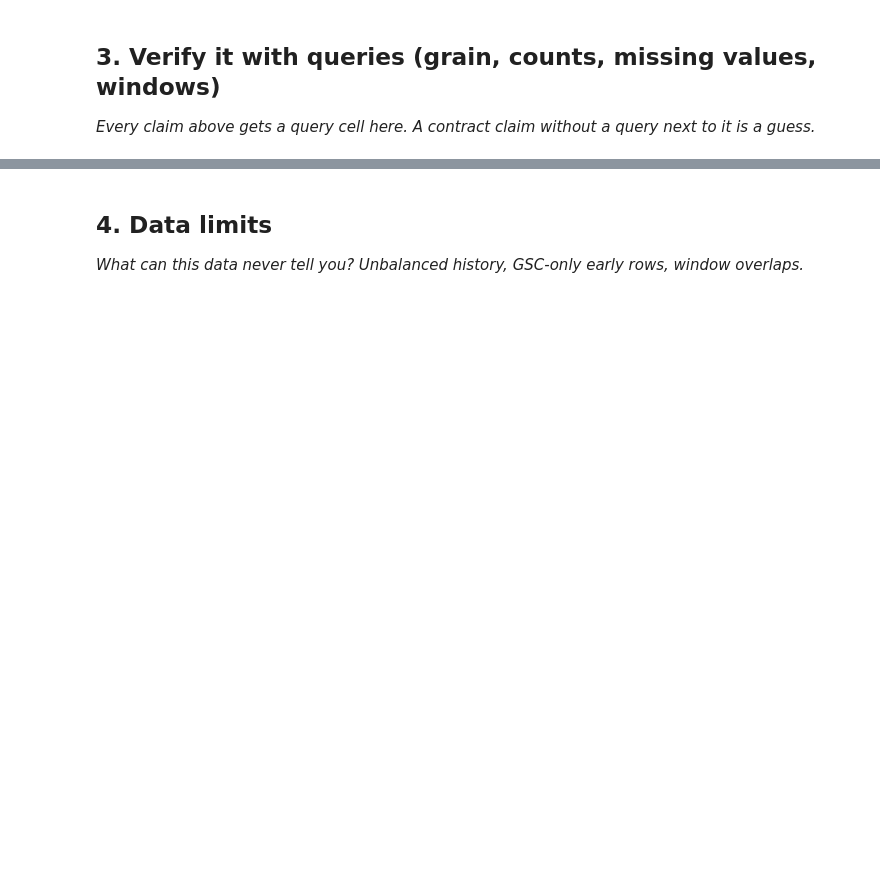
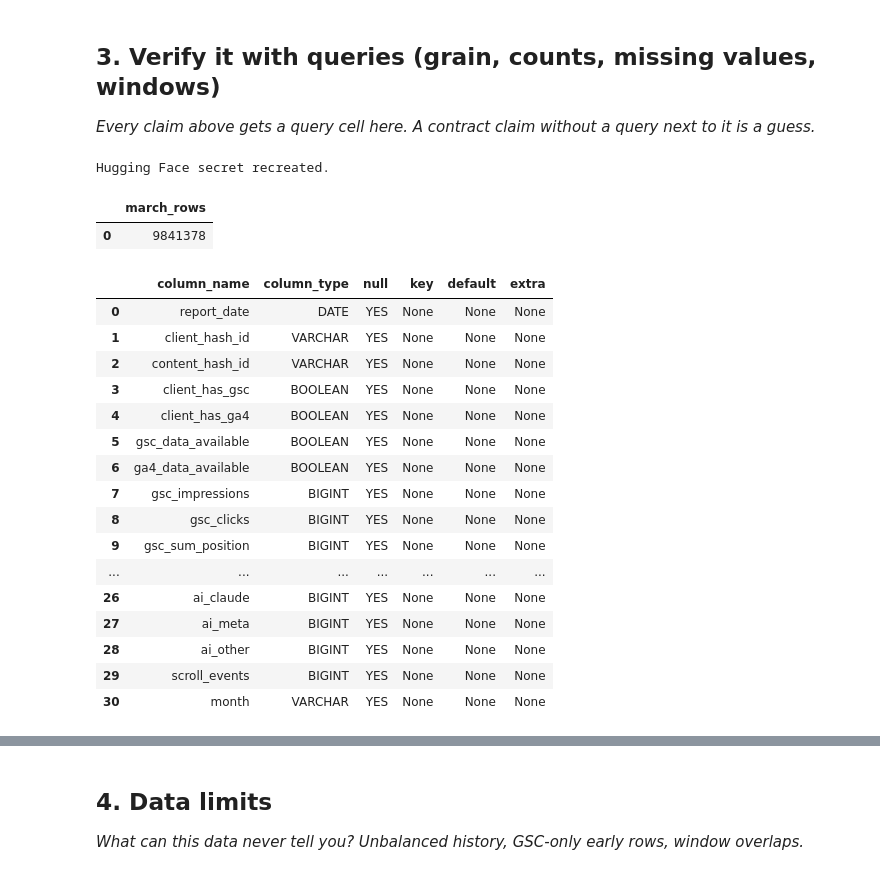
Before and after one commit to saibalaji2004/Flyrank-intern-repo, a Jupyter notebook: work/notebooks/w03_data_contract.ipynb, the cells around one changed output, grey strips where cells are left out. Drawn from its saved outputs; the diff is of its cells as text; code cells hidden in the pictures; blank space fills up the shorter version.

Commit message:
Complete ML-04 Search Intelligence Data Contract

```diff
--- a/work/notebooks/w03_data_contract.ipynb
+++ b/work/notebooks/w03_data_contract.ipynb
@@ -15,0 +33,25 @@ This skeleton is yours to fill. Work the sections **in order** — each one has
+# %%
+
+import duckdb
+from google.colab import userdata
+
+HF_TOKEN = userdata.get("HF_TOKEN")
+
+if not HF_TOKEN:
+    raise ValueError(
+        "HF_TOKEN is missing. Add it in Colab Secrets "
+        "and enable notebook access."
+    )
+
+con = duckdb.connect()
+con.execute("SET enable_progress_bar = false")
+
+con.execute(
+    "CREATE OR REPLACE SECRET hf "
+    f"(TYPE huggingface, TOKEN '{HF_TOKEN}')"
+)
+
+REL = "hf://datasets/FlyRank/internship-warehouse"
+FACT = f"{REL}/fact_content_daily_performance"
+
+print("DuckDB is configured for the FlyRank warehouse.")
@@ -29,0 +185,54 @@ This skeleton is yours to fill. Work the sections **in order** — each one has
+# %%
+
+# Recreate the Hugging Face authentication secret.
+# HF_TOKEN should already be loaded from Colab Secrets.
+
+con.execute("DROP SECRET IF EXISTS hf")
+con.execute(
+    "CREATE SECRET hf "
+    f"(TYPE huggingface, TOKEN '{HF_TOKEN}')"
+)
+
+print("Hugging Face secret recreated.")
+# %% [output]
+Hugging Face secret recreated.
+# %%
+
+display(
+    con.execute(f"""
+        SELECT COUNT(*) AS march_rows
+        FROM read_parquet(
+            '{FACT}/month=2026-03/*.parquet'
+        )
+    """).df()
+)
+# %% [output]
+|  | march_rows |
+| 0 | 9841378 |
+# %%
+
+MARCH = f"read_parquet('{FACT}/month=2026-03/*.parquet')"
+
+display(
+    con.execute(
+        f"DESCRIBE SELECT * FROM {MARCH}"
+    ).df()
+)
+# %% [output]
+|  | column_name | column_type | null | key | default | extra |
+| 0 | report_date | DATE | YES | None | None | None |
+| 1 | client_hash_id | VARCHAR | YES | None | None | None |
+| 2 | content_hash_id | VARCHAR | YES | None | None | None |
+| 3 | client_has_gsc | BOOLEAN | YES | None | None | None |
+| 4 | client_has_ga4 | BOOLEAN | YES | None | None | None |
+| 5 | gsc_data_available | BOOLEAN | YES | None | None | None |
+| 6 | ga4_data_available | BOOLEAN | YES | None | None | None |
+| 7 | gsc_impressions | BIGINT | YES | None | None | None |
+| 8 | gsc_clicks | BIGINT | YES | None | None | None |
+| 9 | gsc_sum_position | BIGINT | YES | None | None | None |
+| ... | ... | ... | ... | ... | ... | ... |
+| 26 | ai_claude | BIGINT | YES | None | None | None |
+| 27 | ai_meta | BIGINT | YES | None | None | None |
+| 28 | ai_other | BIGINT | YES | None | None | None |
+| 29 | scroll_events | BIGINT | YES | None | None | None |
+| 30 | month | VARCHAR | YES | None | None | None |
```
Also changed, not shown: parts of 16 cells of this notebook.
